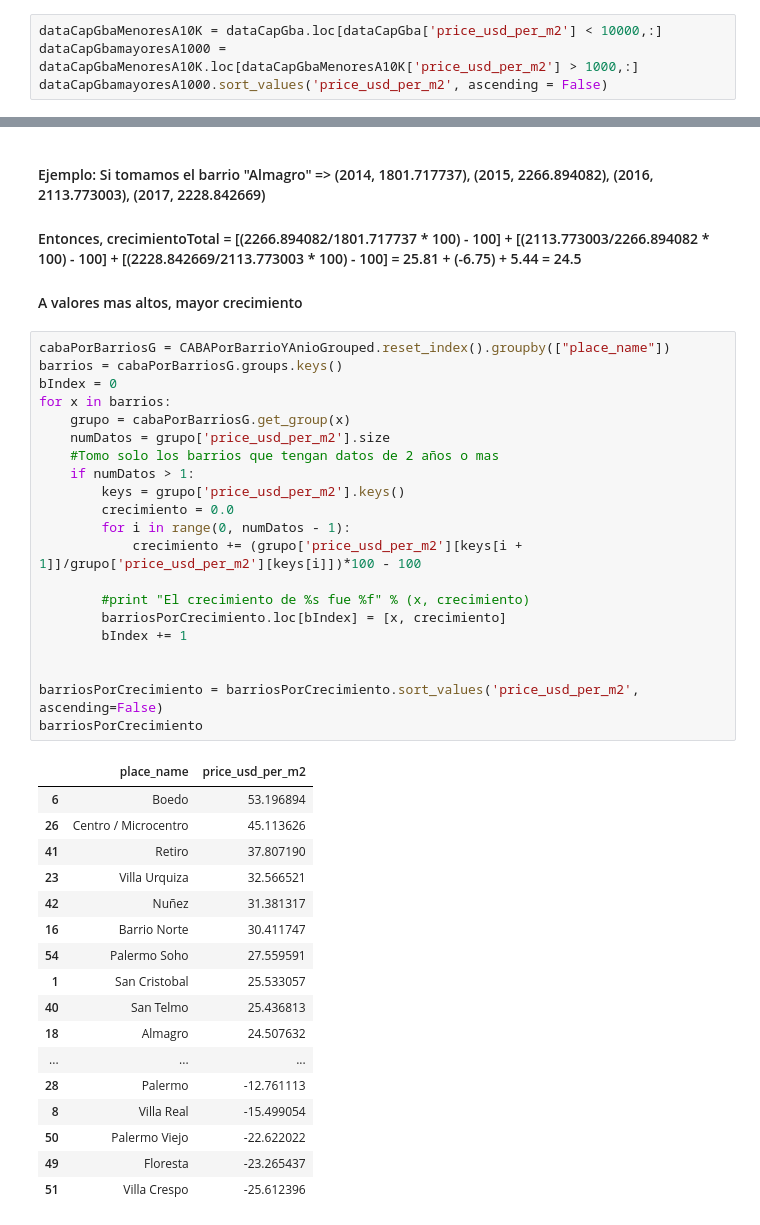
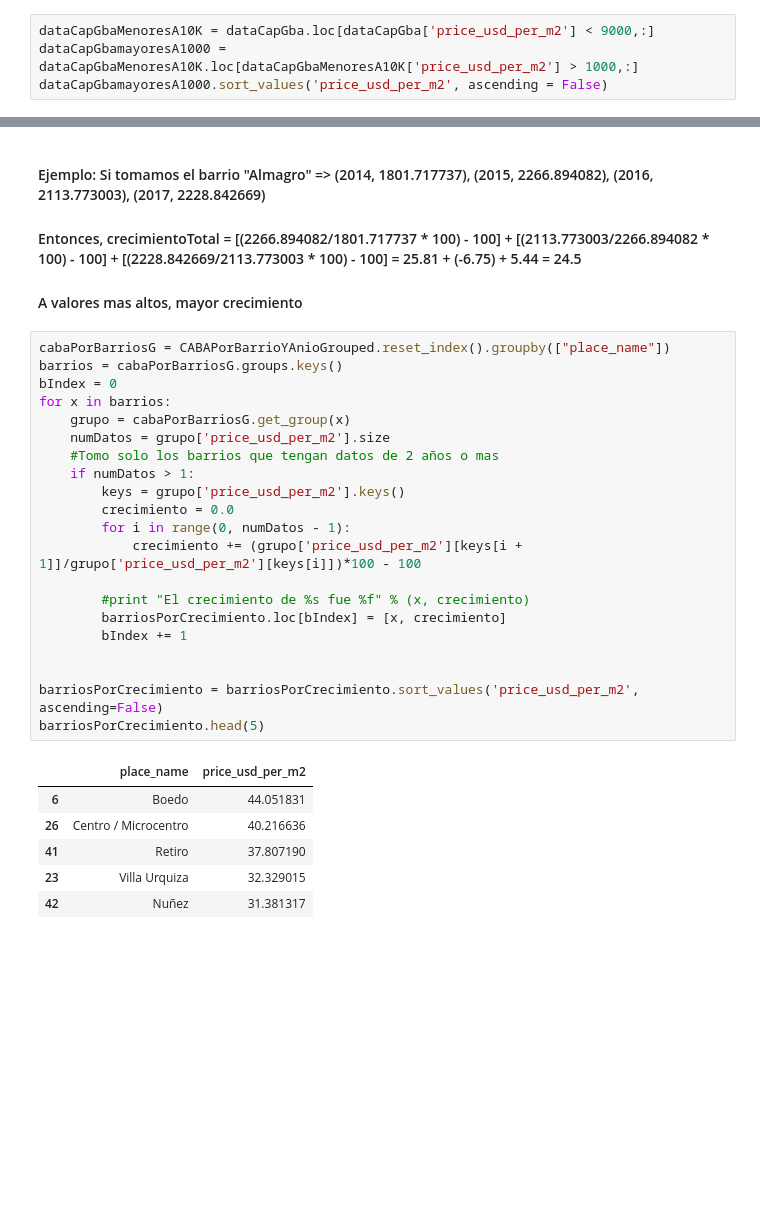
Before and after one commit to Belovic94/TP1-Analisis-Exploratorio, a Jupyter notebook: Analisis Subte y mas.ipynb, the cells around one changed output, grey strips where cells are left out. Cells and saved outputs as stored; diff of their text form; blank space fills up the shorter version.

Commit message:
Mas analisis sobre los barrios con mas crecimiento

```diff
--- a/Analisis Subte y mas.ipynb
+++ b/Analisis Subte y mas.ipynb
@@ -80,7 +80,7 @@ memory usage: 109.2+ MB
 #Solo me quedo con CAP FED y GBA
 dataCapGba = data.loc[(data.state_name.str.contains('Capital Federal') | data.state_name.str.contains('G.B.A') ), ['created_on','operation', 'property_type', 'state_name', 'place_name', 'lat', 'lon', 'price', 'surface_total_in_m2', 'surface_covered_in_m2', 'price_usd_per_m2', 'price_per_m2', 'floor', 'rooms', 'expenses', 'description']]
 # %%
-dataCapGbaMenoresA10K = dataCapGba.loc[dataCapGba['price_usd_per_m2'] < 10000,:]
+dataCapGbaMenoresA10K = dataCapGba.loc[dataCapGba['price_usd_per_m2'] < 9000,:]
 dataCapGbamayoresA1000 = dataCapGbaMenoresA10K.loc[dataCapGbaMenoresA10K['price_usd_per_m2'] > 1000,:]
 dataCapGbamayoresA1000.sort_values('price_usd_per_m2', ascending = False)
 # %% [output]
@@ -275,39 +275,28 @@ barriosPorCrecimiento = pd.DataFrame(columns=("place_name", "price_usd_per_m2"))
 # %%
 cabaPorBarriosG = CABAPorBarrioYAnioGrouped.reset_index().groupby(["place_name"])
 barrios = cabaPorBarriosG.groups.keys()
 bIndex = 0
 for x in barrios:
     grupo = cabaPorBarriosG.get_group(x)
     numDatos = grupo['price_usd_per_m2'].size
     #Tomo solo los barrios que tengan datos de 2 años o mas
     if numDatos > 1:
         keys = grupo['price_usd_per_m2'].keys()
         crecimiento = 0.0
         for i in range(0, numDatos - 1):
             crecimiento += (grupo['price_usd_per_m2'][keys[i + 1]]/grupo['price_usd_per_m2'][keys[i]])*100 - 100
 
         #print "El crecimiento de %s fue %f" % (x, crecimiento)
         barriosPorCrecimiento.loc[bIndex] = [x, crecimiento]
         bIndex += 1
 
 
 barriosPorCrecimiento = barriosPorCrecimiento.sort_values('price_usd_per_m2', ascending=False)
-barriosPorCrecimiento
+barriosPorCrecimiento.head(5)
 # %% [output]
 |  | place_name | price_usd_per_m2 |
-| 6 | Boedo | 53.196894 |
-| 26 | Centro / Microcentro | 45.113626 |
+| 6 | Boedo | 44.051831 |
+| 26 | Centro / Microcentro | 40.216636 |
 | 41 | Retiro | 37.807190 |
-| 23 | Villa Urquiza | 32.566521 |
+| 23 | Villa Urquiza | 32.329015 |
 | 42 | Nuñez | 31.381317 |
-| 16 | Barrio Norte | 30.411747 |
-| 54 | Palermo Soho | 27.559591 |
-| 1 | San Cristobal | 25.533057 |
-| 40 | San Telmo | 25.436813 |
-| 18 | Almagro | 24.507632 |
-| ... | ... | ... |
-| 28 | Palermo | -12.761113 |
-| 8 | Villa Real | -15.499054 |
-| 50 | Palermo Viejo | -22.622022 |
-| 49 | Floresta | -23.265437 |
-| 51 | Villa Crespo | -25.612396 |
```
Also changed, not shown: parts of 18 cells of this notebook.
